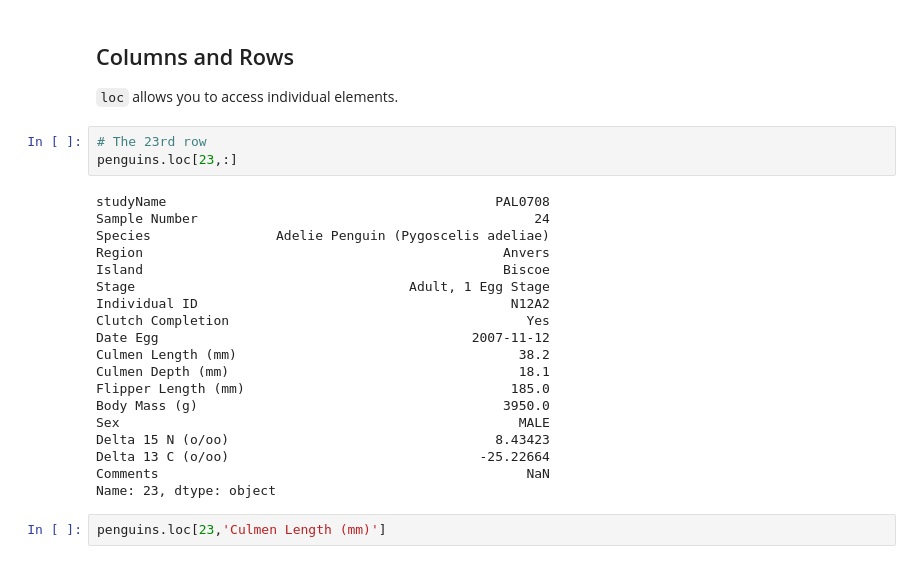
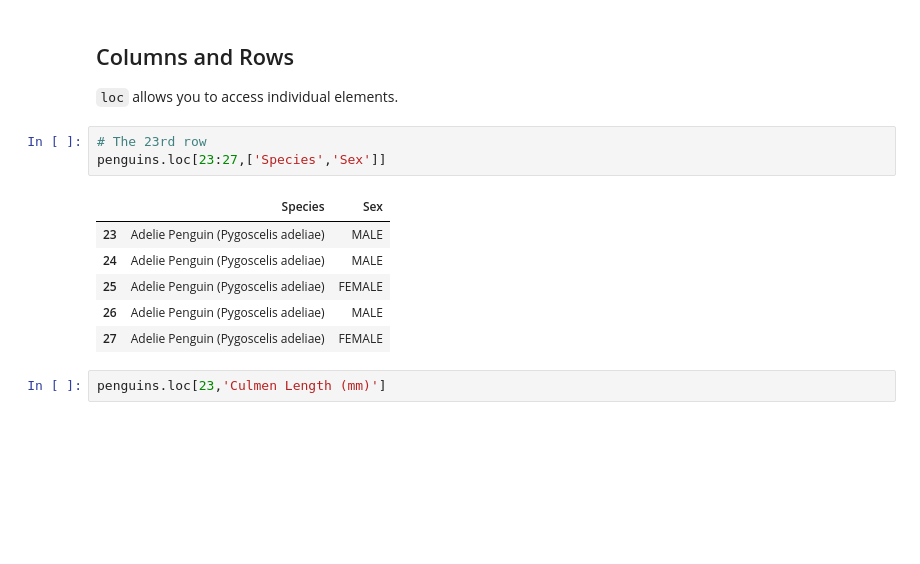
Before and after one commit to jeremy9959/Math-Python, a Jupyter notebook: pandas_penguins.ipynb, the cells around one changed output. Saved outputs shown, nothing was run; the diff lists cells and outputs as text; blank space fills up the shorter version.

```diff
--- a/pandas_penguins.ipynb
+++ b/pandas_penguins.ipynb
@@ -169,26 +189,14 @@ RangeIndex(start=0, stop=344, step=1)
 `loc` allows you to access individual elements.
 # %%
 # The 23rd row
-penguins.loc[23,:]
+penguins.loc[23:27,['Species','Sex']]
 # %% [output]
-studyName                                          PAL0708
-Sample Number                                           24
-Species                Adelie Penguin (Pygoscelis adeliae)
-Region                                              Anvers
-Island                                              Biscoe
-Stage                                   Adult, 1 Egg Stage
-Individual ID                                        N12A2
-Clutch Completion                                      Yes
-Date Egg                                        2007-11-12
-Culmen Length (mm)                                    38.2
-Culmen Depth (mm)                                     18.1
-Flipper Length (mm)                                  185.0
-Body Mass (g)                                       3950.0
-Sex                                                   MALE
-Delta 15 N (o/oo)                                  8.43423
-Delta 13 C (o/oo)                                -25.22664
-Comments                                               NaN
-Name: 23, dtype: object
+|  | Species | Sex |
+| 23 | Adelie Penguin (Pygoscelis adeliae) | MALE |
+| 24 | Adelie Penguin (Pygoscelis adeliae) | MALE |
+| 25 | Adelie Penguin (Pygoscelis adeliae) | FEMALE |
+| 26 | Adelie Penguin (Pygoscelis adeliae) | MALE |
+| 27 | Adelie Penguin (Pygoscelis adeliae) | FEMALE |
 # %%
 penguins.loc[23,'Culmen Length (mm)']
 # %% [output]
```
Also changed, not shown: parts of 6 cells of this notebook, 1 other file.
